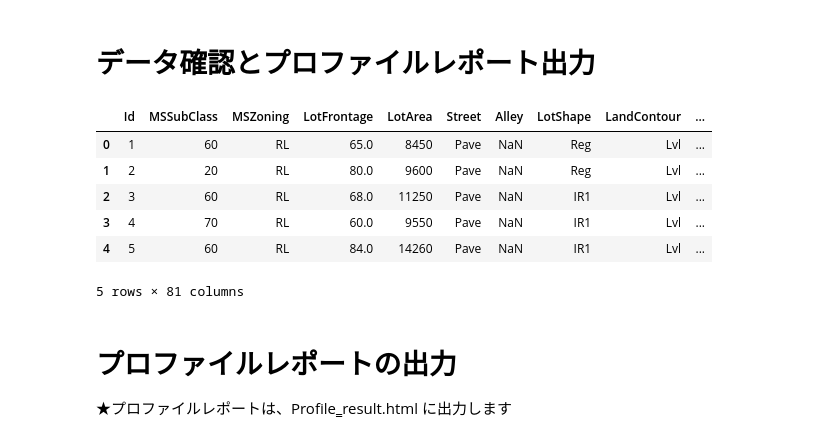
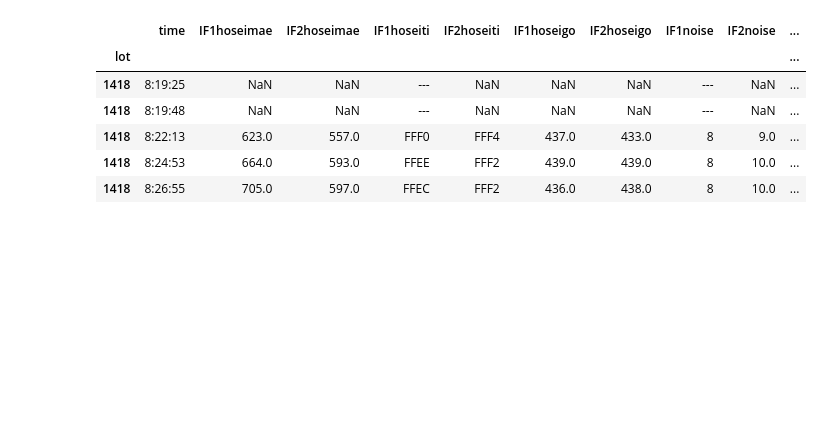
Before and after one commit to hima2b4/EDA_tools, a Jupyter notebook: Auto_Profiling.ipynb, the cells around one changed output. Drawn from its saved outputs; the diff is of its cells as text; code cells hidden in the pictures; blank space fills up the shorter version.

```diff
--- a/Auto_Profiling.ipynb
+++ b/Auto_Profiling.ipynb
@@ -60,5 +75,18 @@ Saving train.csv to train.csv
 # %%
+#@title 読込みデータ表示（先頭5行）
 if len(uploaded.keys()) != 1:
     print("アップロードは１ファイルにのみ限ります")
 else:
     target = list(uploaded.keys())[0]
+
+df = pd.read_csv(target,index_col=0)
+profile = ProfileReport(df)
+df.head()
+# %% [output]
+|  | time | IF1hoseimae | IF2hoseimae | IF1hoseiti | IF2hoseiti | IF1hoseigo | IF2hoseigo | IF1noise | IF2noise | ... |
+| lot |  |  |  |  |  |  |  |  |  | ... |
+| 1418 | 8:19:25 | NaN | NaN | --- | NaN | NaN | NaN | --- | NaN | ... |
+| 1418 | 8:19:48 | NaN | NaN | --- | NaN | NaN | NaN | --- | NaN | ... |
+| 1418 | 8:22:13 | 623.0 | 557.0 | FFF0 | FFF4 | 437.0 | 433.0 | 8 | 9.0 | ... |
+| 1418 | 8:24:53 | 664.0 | 593.0 | FFEE | FFF2 | 439.0 | 439.0 | 8 | 10.0 | ... |
+| 1418 | 8:26:55 | 705.0 | 597.0 | FFEC | FFF2 | 436.0 | 438.0 | 8 | 10.0 | ... |
@@ -68,12 +92,0 @@ profile = ProfileReport(df)
-# %% [markdown]
-# **データ確認とプロファイルレポート出力**
-# %%
-df.head()
-# %% [output]
-|  | Id | MSSubClass | MSZoning | LotFrontage | LotArea | Street | Alley | LotShape | LandContour | ... |
-| 0 | 1 | 60 | RL | 65.0 | 8450 | Pave | NaN | Reg | Lvl | ... |
-| 1 | 2 | 20 | RL | 80.0 | 9600 | Pave | NaN | Reg | Lvl | ... |
-| 2 | 3 | 60 | RL | 68.0 | 11250 | Pave | NaN | IR1 | Lvl | ... |
-| 3 | 4 | 70 | RL | 60.0 | 9550 | Pave | NaN | IR1 | Lvl | ... |
-| 4 | 5 | 60 | RL | 84.0 | 14260 | Pave | NaN | IR1 | Lvl | ... |
-5 rows × 81 columns
@@ -82,3 +92,0 @@ profile
-# %% [markdown]
-# **プロファイルレポートの出力**
-★プロファイルレポートは、Profile‗result.html に出力します
```
Also changed, not shown: parts of 14 cells of this notebook.
